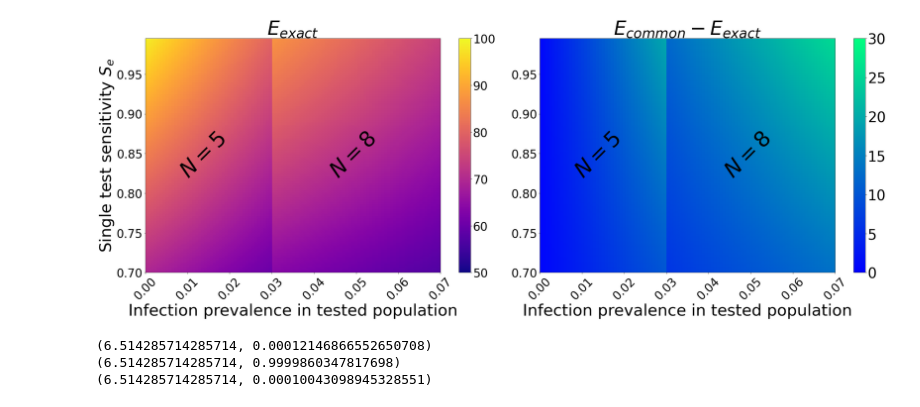
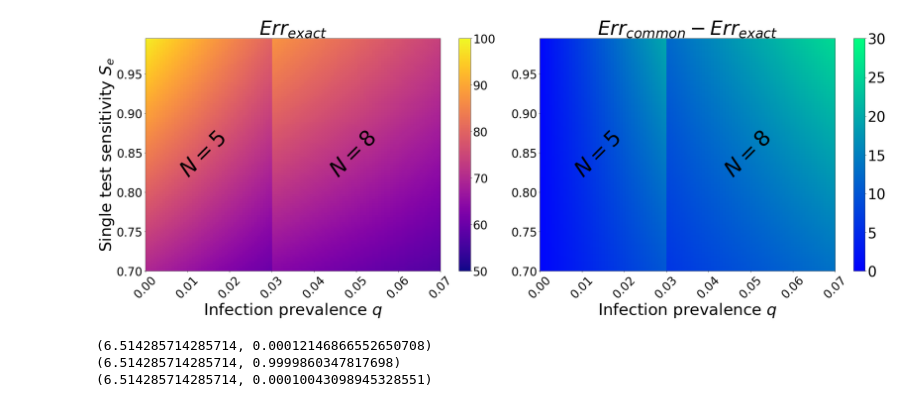
Before and after one commit to yairdaon/errorates, a Jupyter notebook: comment.ipynb, the cells around one changed output. Drawn from its saved outputs; the diff is of its cells as text; code cells hidden in the pictures.

```diff
--- a/comment.ipynb
+++ b/comment.ipynb
@@ -1,21 +1,31 @@
 # %%
-def f(tp, q, fp, model='ours'):
+def f(tp, q, fp, model='ours', target='sfn'):
     #S = (-75*q + 9.5).astype(int)
-    S =  5 + 3*(q <= 0.03)
+    S = 5 + 3*(q <= 0.03)
     if model == 'our':
-        FN = 1 - tp*(1 - (1-tp)*(1-fp)*(1-q*tp)**(S-1))
+        if target == 'sfn':
+            arr = 1 - tp*(1 - (1-tp)*(1-fp)*(1-q*tp)**(S-1))
+        else:
+            arr = 1 + S - S * (1-fp) * (1-q*tp)**S
     elif model == 'common':
-        FN = 1 - tp**2#(1 - fn*(1-fp)*(1-q*(1-fn))**(S-1))
+        if target == 'sfn':
+            arr = 1 - tp**2#(1 - fn*(1-fp)*(1-q*(1-fn))**(S-1))
+        else:
+            arr = 1 + tp*S + S*(1-q)**S * (fp - tp)
+
     else:
         raise ValueError('Not implemented')
-    increase = (FN/(1-tp)-1) * 100
+    if target == 'sfn':
+        increase = (arr/(1-tp)-1) * 100
+    else:
+        increase = arr
     return increase, np.where(np.diff(S[0,:]))[0]
 
-def make_meshes(M, N, fp, model='our'):
+def make_meshes(M, N, fp, model='our', target='sfn'):
     tp = 1-np.linspace(0.005, 0.3, num=N+1, endpoint=True)
     q = np.linspace(0, 0.07 ,num=M+1, endpoint=True)
     Q, TP = np.meshgrid(q, tp)
-    increase, diff = f(TP, Q, fp, model=model)
+    increase, diff = f(TP, Q, fp, model=model, target=target)
     return increase, q, tp
 
 def plot_ax(ax,
@@ -23,6 +33,7 @@ def plot_ax(ax,
             x,
             y,
             model,
+            target,
             vmin=None,
             vmax=None,
             cmap=None,
@@ -39,7 +50,9 @@ def plot_ax(ax,
     label_size = 45
     tit_size = 55
 
-    ax.set_xlabel('Infection prevalence in tested population', fontsize=label_size)
+    label = 'Infection prevalence $q$'
+    ax.set_xlabel(label, fontsize=label_size)
+
     if ylabel:
         ax.set_ylabel('Single test sensitivity $S_e$', fontsize=label_size)
     ax.set_title(tit, fontsize=tit_size)
@@ -60,46 +73,67 @@ fp = 0.01
 N = 100
 M = 100
 ncols=2
+target = 'sfn'
+#target = 'efficiency'
 fig, axes = plt.subplots(ncols=ncols, figsize=(ncols*16, 12))
 
-our, q, tp = make_meshes(M, N, fp, model='our')
-common, _, _ = make_meshes(M, N, fp, model='common')
+our, q, tp = make_meshes(M, N, fp, model='our', target=target)
+common, _, _ = make_meshes(M, N, fp, model='common', target=target)
 diff = common - our
 
 
 ax = axes[0]
+if target == 'sfn':
+    vmin = 50
+    vmax = 100
+    tit = "$Err_{exact}$"
+else:
+    vmin = 0
+    vmax = 3
+    tit = '$Eff_{exact}$'
 im = plot_ax(ax,
              our,
              q,
              tp,
              model='our',
-             vmin=50,
-             vmax=100,
+             target=target,
+             vmin=vmin,
+             vmax=vmax,
              cmap='plasma',
-             tit = "$E_{exact}$")
+             tit = tit)
 cbar = fig.colorbar(im, ax=ax)
 cbar.ax.tick_params(labelsize=33)
 ax.tick_params(axis='x', rotation=45)
 
 
 ax = axes[1]
+if target == 'sfn':
+    tit = '$Err_{common} - Err_{exact}$'
+    vmin = 0
+    vmax = 30
+else:
+    vmin = None
+    vmax = None
+    tit = '$Eff_{common} - Eff_{exact}$'
+
 im = plot_ax(ax,
              diff,
              q,
              tp,
              model='diff (common - our)',
+             target=target,
              cmap='winter',
-             vmin=0,
-             vmax=30,
-             tit='$E_{common} - E_{exact}$',
+             vmin=vmin,
+             vmax=vmax,
+             tit=tit,
              ylabel=False)
 cbar = fig.colorbar(im, ax=ax)
 cbar.ax.tick_params(labelsize=40)
 ax.tick_params(axis='x', rotation=45)
 plt.tight_layout()
-plt.savefig('heatmap.jpg', dpi=300)
+plt.savefig(f'heatmap_{target}.jpg', dpi=300)
 # %% [output]
-[figure, old version]
+[figure, new version]
 # %%
 import math
 
```
Also changed, not shown: 6 other files.
